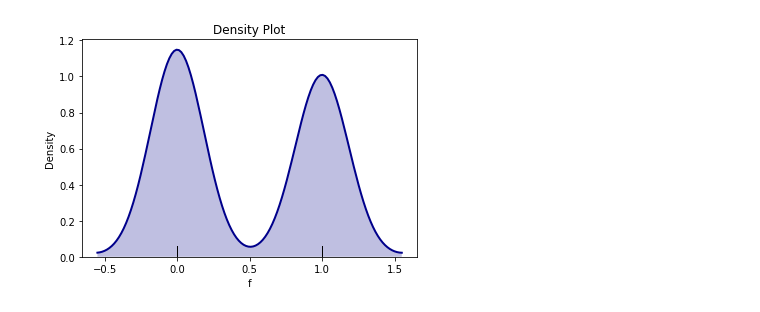
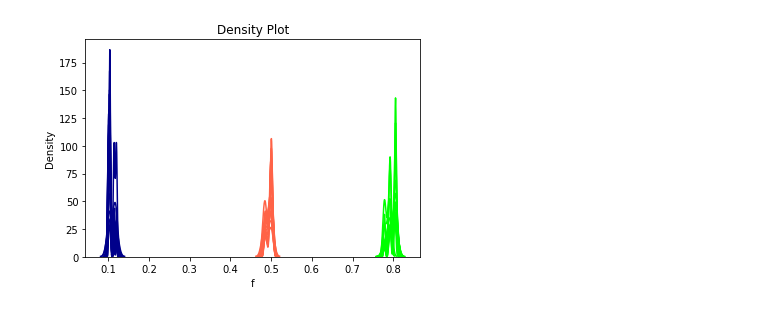
Before and after one commit to ricardotetti/pattern_recognition_and_analisys, a Jupyter notebook: proj_1/Projeto1a.ipynb, the cells around one changed output. Cells and saved outputs as stored; diff of their text form; code cells hidden in the pictures.

```diff
--- a/proj_1/Projeto1a.ipynb
+++ b/proj_1/Projeto1a.ipynb
@@ -121 +87,31 @@ plt.show()
+# %%
+def freq(automato, symbol):
+    automato = np.array(automato)
+    c = 0
+    for i in automato:
+        if i==symbol:
+            c +=1
+    return c/len(automato)
+
+freq_fig6a = []
+freq_fig6b = []
+freq_fig6c = []
+
+for i in range(200,2000,100):
+    freq_fig6a.append(freq(fig6a.deterministic(i),1))
+    freq_fig6b.append(freq(fig6b.deterministic(i),1))
+    freq_fig6c.append(freq(fig6c.deterministic(i),1))
+    sns.distplot(freq_fig6a, hist = False, kde = True, color = 'darkblue')
+    sns.distplot(freq_fig6b, hist = False, kde = True, color = 'lime')
+    sns.distplot(freq_fig6c, hist = False, kde = True, color = 'tomato')
+
+plt.title('Density Plot')
+plt.xlabel('f')
+plt.ylabel('Density')
+plt.show()
+
+#fim = time.time()
+#print(fim-inicio)
+# %% [output]
+[figure, added]
 # %%
@@ -146,17 +140,3 @@ for i in range(len(hl)):
 #plt.plot(k,probability_density())
 #plt.xlim(0,1)
 #plt.show()
-# %%
-import seaborn as sns
-
-sns.distplot(hl, hist = False, kde = True, rug = True,
-             color = 'darkblue',
-             kde_kws={'shade': True, 'linewidth':2},
-             rug_kws={'color': 'black'})
-#sns.distplot(hl, hist=False, color="g", kde_kws={"shade": True}, ax=axes[1, 0])
-plt.title('Density Plot')
-plt.xlabel('f')
-plt.ylabel('Density')
-plt.show()
-# %% [output]
-[figure, removed]
```
Also changed, not shown: parts of 12 cells of this notebook.
